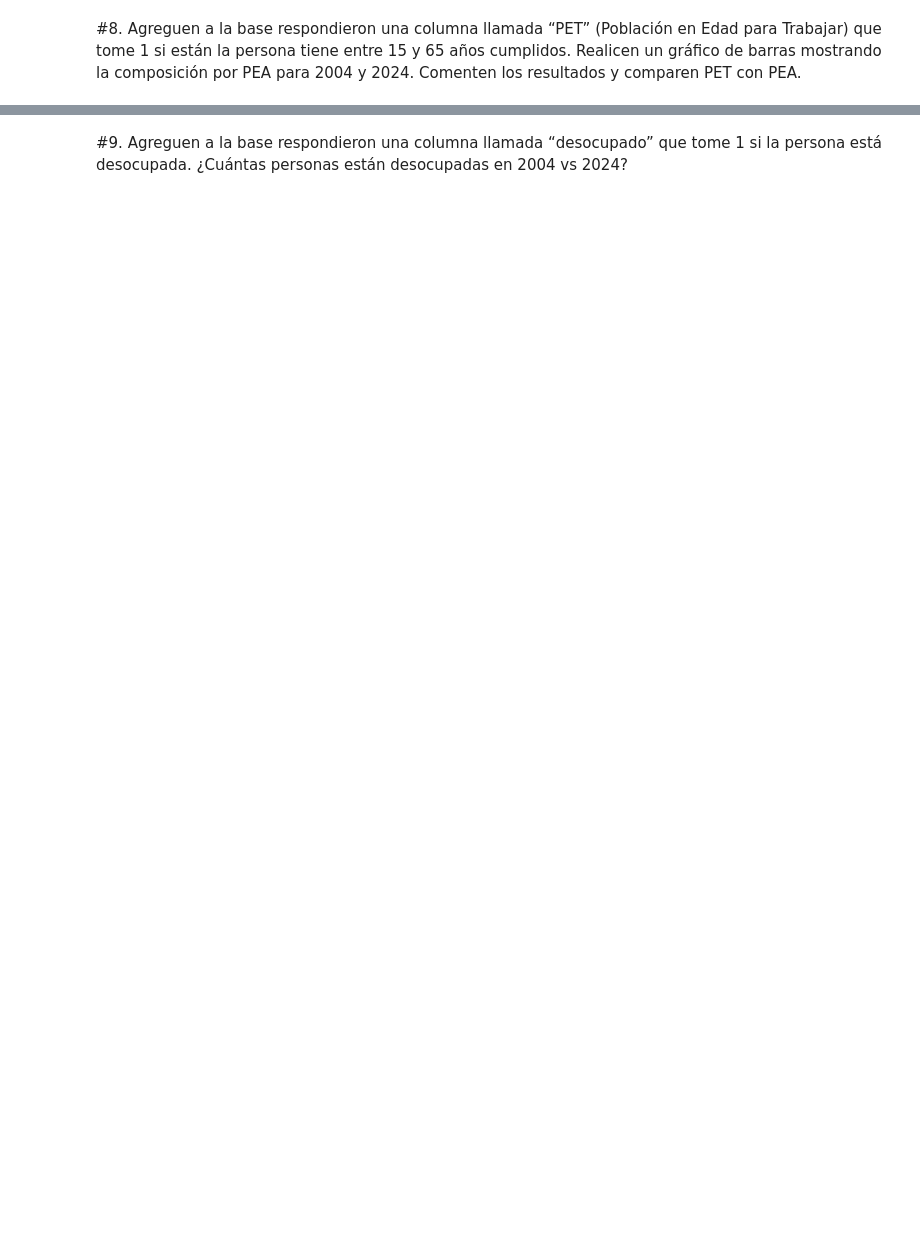
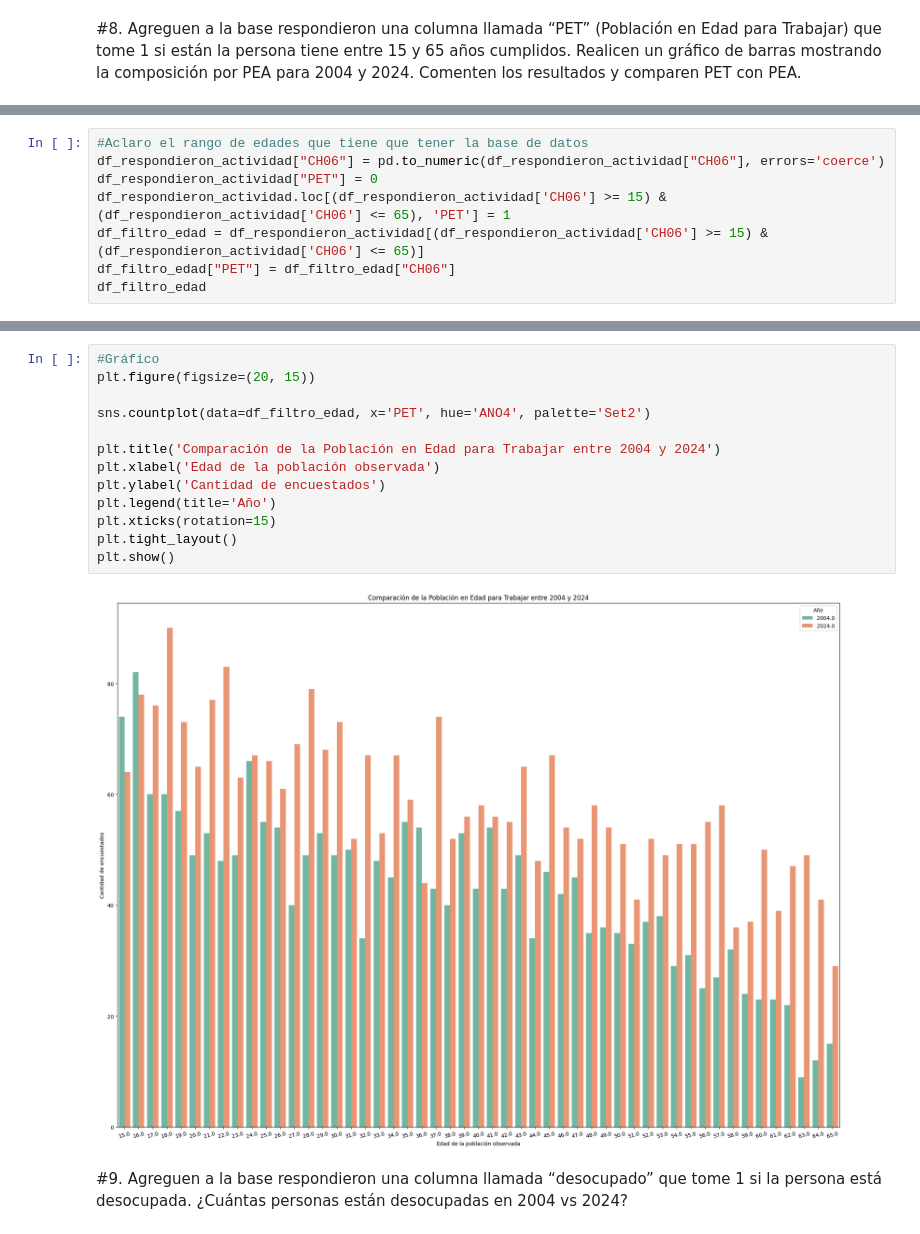
Before and after one commit to RoccoGabrielPimenta/BigDataUBA-Grupo22, a Jupyter notebook: TP 2/Big_Data_TP2_Grupo22.ipynb, the cells around one changed output, grey strips where cells are left out. Saved outputs shown, nothing was run; the diff lists cells and outputs as text; blank space fills up the shorter version.

```diff
--- a/TP 2/Big_Data_TP2_Grupo22.ipynb
+++ b/TP 2/Big_Data_TP2_Grupo22.ipynb
@@ -418,0 +456,8 @@ comparen PET con PEA.
+# %%
+#Aclaro el rango de edades que tiene que tener la base de datos
+df_respondieron_actividad["CH06"] = pd.to_numeric(df_respondieron_actividad["CH06"], errors='coerce')
+df_respondieron_actividad["PET"] = 0
+df_respondieron_actividad.loc[(df_respondieron_actividad['CH06'] >= 15) & (df_respondieron_actividad['CH06'] <= 65), 'PET'] = 1
+df_filtro_edad = df_respondieron_actividad[(df_respondieron_actividad['CH06'] >= 15) & (df_respondieron_actividad['CH06'] <= 65)]
+df_filtro_edad["PET"] = df_filtro_edad["CH06"]
+df_filtro_edad
@@ -419,3 +483,18 @@ comparen PET con PEA.
+# %%
+#Gráfico
+plt.figure(figsize=(20, 15))
+
+sns.countplot(data=df_filtro_edad, x='PET', hue='ANO4', palette='Set2')
+
+plt.title('Comparación de la Población en Edad para Trabajar entre 2004 y 2024')
+plt.xlabel('Edad de la población observada')
+plt.ylabel('Cantidad de encuestados')
+plt.legend(title='Año')
+plt.xticks(rotation=15)
+plt.tight_layout()
+plt.show()
+# %% [output]
+[figure, added]
 # %% [markdown]
 #9.
 Agreguen a la base respondieron una columna llamada “desocupado”
```
Also changed, not shown: parts of 26 cells of this notebook, 2 other files.
